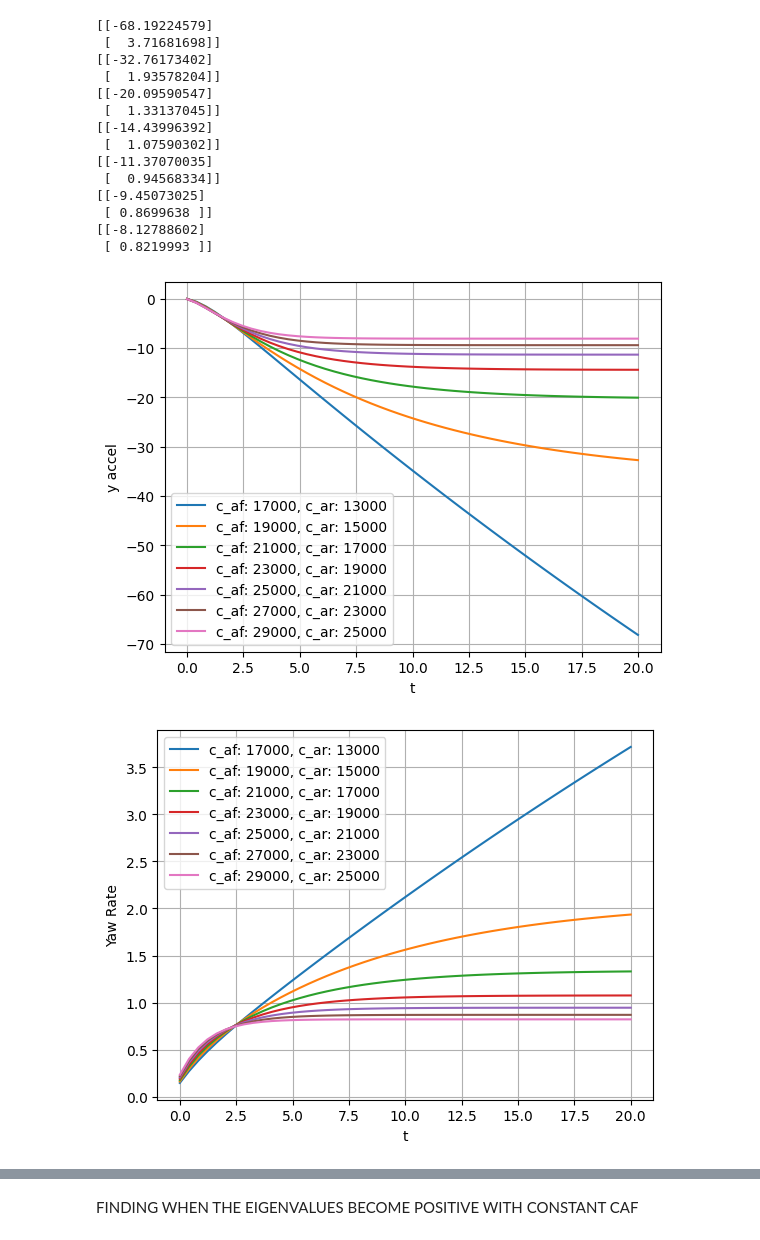
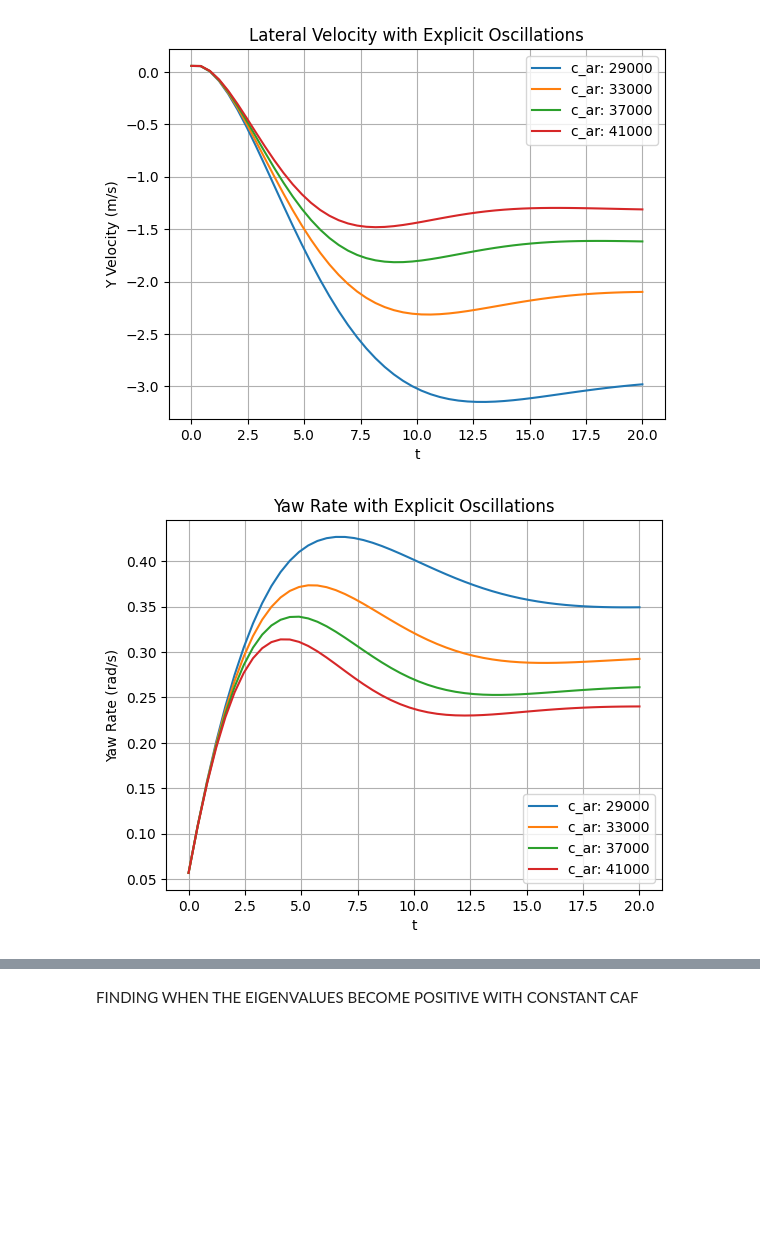
Before and after one commit to hepromark/BicycleModelExploration, a Jupyter notebook: part2d.ipynb, the cells around one changed output, grey strips where cells are left out. Cells and saved outputs as stored; diff of their text form; code cells hidden in the pictures; blank space fills up the shorter version.

Commit message:
Update partD graphs, comment, and clean up (#8)
* update mass func

* update mass func

```diff
--- a/part2d.ipynb
+++ b/part2d.ipynb
@@ -85,7 +85,7 @@ class BicycleSolver:
 
         # Y accel
         plt.xlabel('t')
-        plt.ylabel("y accel")
+        plt.ylabel("Y Velocity (m/s)")
         plt.legend()
         plt.grid()
         plt.title(title1)
@@ -99,7 +99,7 @@ class BicycleSolver:
             plt.plot(t_values, [val[1] for val in hist], label=labels[i])
 
         plt.xlabel('t')
-        plt.ylabel("Yaw Rate")
+        plt.ylabel("Yaw Rate (rad/s)")
         plt.legend()
         plt.grid()
         plt.title(title2)
@@ -133,9 +133,3 @@ solver = BicycleSolver(
 
 def task_a_model(y, t) -> np.ndarray:
     return solver.bicycle_model(solver.A, solver.B, y, const_delta(t))
-
-res, hist = solver.solve(solver.rk4, task_a_model, init_vector, init_t, max_iter, step_size)
-res_2, hist_2 = solver.solve(solver.eulers_method, task_a_model, init_vector, init_t, max_iter, step_size)
-target_hist = [solver.target(t) for t in np.linspace(init_t, t_final, max_iter)]
-
-solver.visualize_results([hist, hist_2, target_hist], ["Rk4", "Euler", "Analytical Solution"], init_t, t_final, max_iter)
@@ -145,56 +136,34 @@ solver.visualize_results([hist, hist_2, target_hist], ["Rk4", "Euler", "Analytic
 # %%
 import numpy as np
-modified_C_a_f = [17000, 19000, 21000, 23000, 25000, 27000, 29000]
-modified_C_a_r = [13000, 15000, 17000, 19000, 21000, 23000, 25000]
+modified_C_a = [29000, 33000, 37000, 41000]
 
-"""
-1. test both increase
-2. test one increase at a time
-3. maybe explicitly verify what happens if the cornering rear stiffness is greater than the front
-"""
+""" Eplicit Oscillations """
 
 t_final = 20
 init_t = 0
-step_size = 0.2
+step_size = 0.05
 histories = []
 labels = []
 
-for i in range(len(modified_C_a_f)):
+for i in range(len(modified_C_a)):
     solver = BicycleSolver(
 
         m = 1400,
         a = 1.14,
         b = 1.33,
-        C_alpha_f = modified_C_a_f[i],
-        C_alpha_r = modified_C_a_r[i],
+        C_alpha_f = 25000,
+        C_alpha_r = modified_C_a[i],
         I_z = 2420,
         u = 75 * 1000 / 3600
     )
 
     res, hist = solver.solve(solver.rk4, task_a_model, init_vector, init_t, max_iter, step_size)
+    histories.append(hist)
+    labels.append(f'c_ar: {modified_C_a[i]}')
 
-    histories.append(hist)
-    print(hist[-1])
-
-    labels.append(f'c_af: {modified_C_a_f[i]}, c_ar: {modified_C_a_r[i]}')
-
-solver.visualize_results(histories, labels, init_t, t_final, max_iter)
+solver.visualize_results(histories, labels, init_t, t_final, max_iter, "Lateral Velocity with Explicit Oscillations", "Yaw Rate with Explicit Oscillations")
 # %% [output]
-[[-68.19224579]
- [  3.71681698]]
-[[-32.76173402]
- [  1.93578204]]
-[[-20.09590547]
- [  1.33137045]]
-[[-14.43996392]
- [  1.07590302]]
-[[-11.37070035]
- [  0.94568334]]
-[[-9.45073025]
- [ 0.8699638 ]]
-[[-8.12788602]
- [ 0.8219993 ]]
-[figure, old version]
+[figure, new version]
-[figure, old version]
+[figure, new version]
 # %%
 import numpy as np
```
Also changed, not shown: parts of 9 cells of this notebook.
